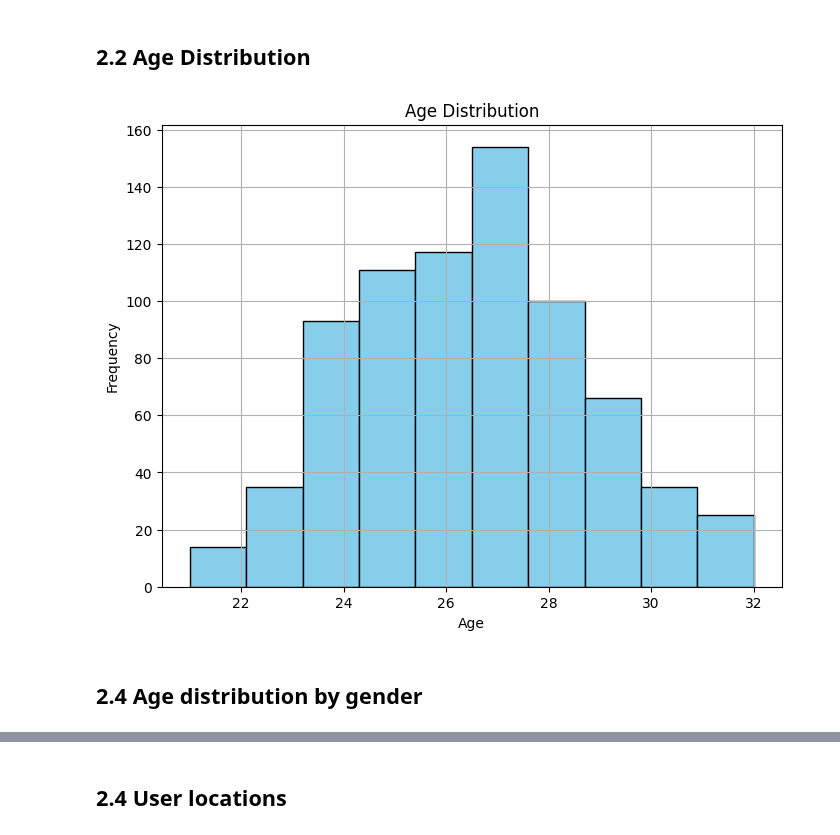
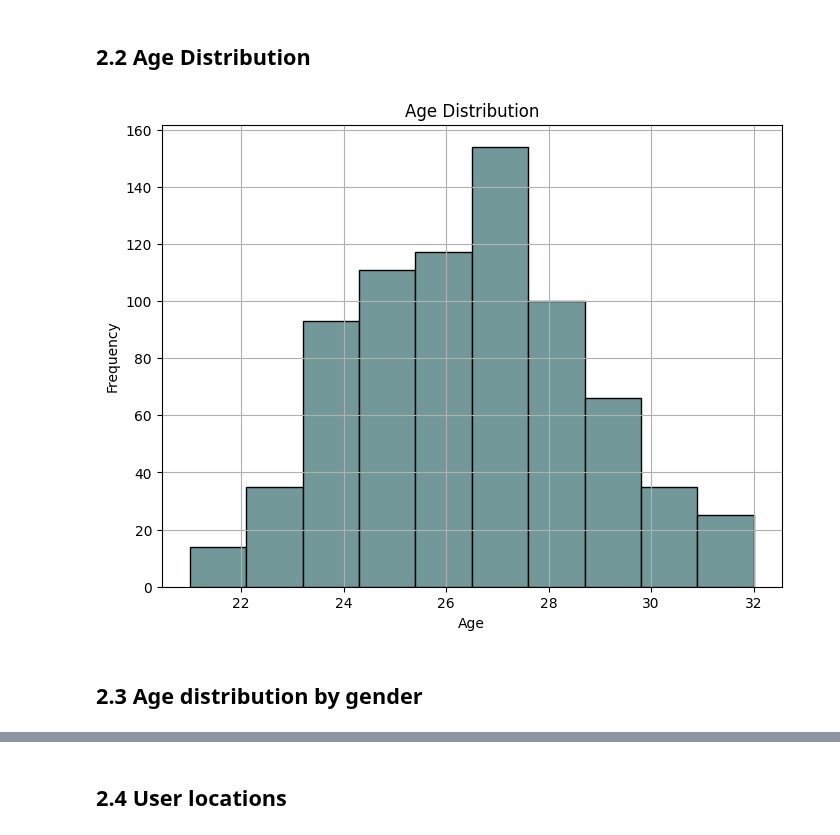
Before and after one commit to TechLabs-Berlin/ws24-skillswap, a Jupyter notebook: DS/notebooks/01_exploratory/Exploratory.data.analysis.ipynb, the cells around one changed output, grey strips where cells are left out. Drawn from its saved outputs; the diff is of its cells as text; code cells hidden in the pictures.

```diff
--- a/DS/notebooks/01_exploratory/Exploratory.data.analysis.ipynb
+++ b/DS/notebooks/01_exploratory/Exploratory.data.analysis.ipynb
@@ -75,15 +79,15 @@ plt.show()
 ## 2.2 Age Distribution
 # %%
 plt.figure(figsize=(8, 6))
-plt.hist(df1['Age'], bins=10, color='skyblue', edgecolor='black')
+plt.hist(df1['Age'], bins=10, color='#739899', edgecolor='black')
 plt.title('Age Distribution')
 plt.xlabel('Age')
 plt.ylabel('Frequency')
 plt.grid(True)
 plt.show()
 # %% [output]
-[figure, old version]
+[figure, new version]
 # %% [markdown]
-## 2.4 Age distribution by gender
+## 2.3 Age distribution by gender
 # %%
 plt.figure(figsize=(10, 6))
```
Also changed, not shown: parts of 7 cells of this notebook.
